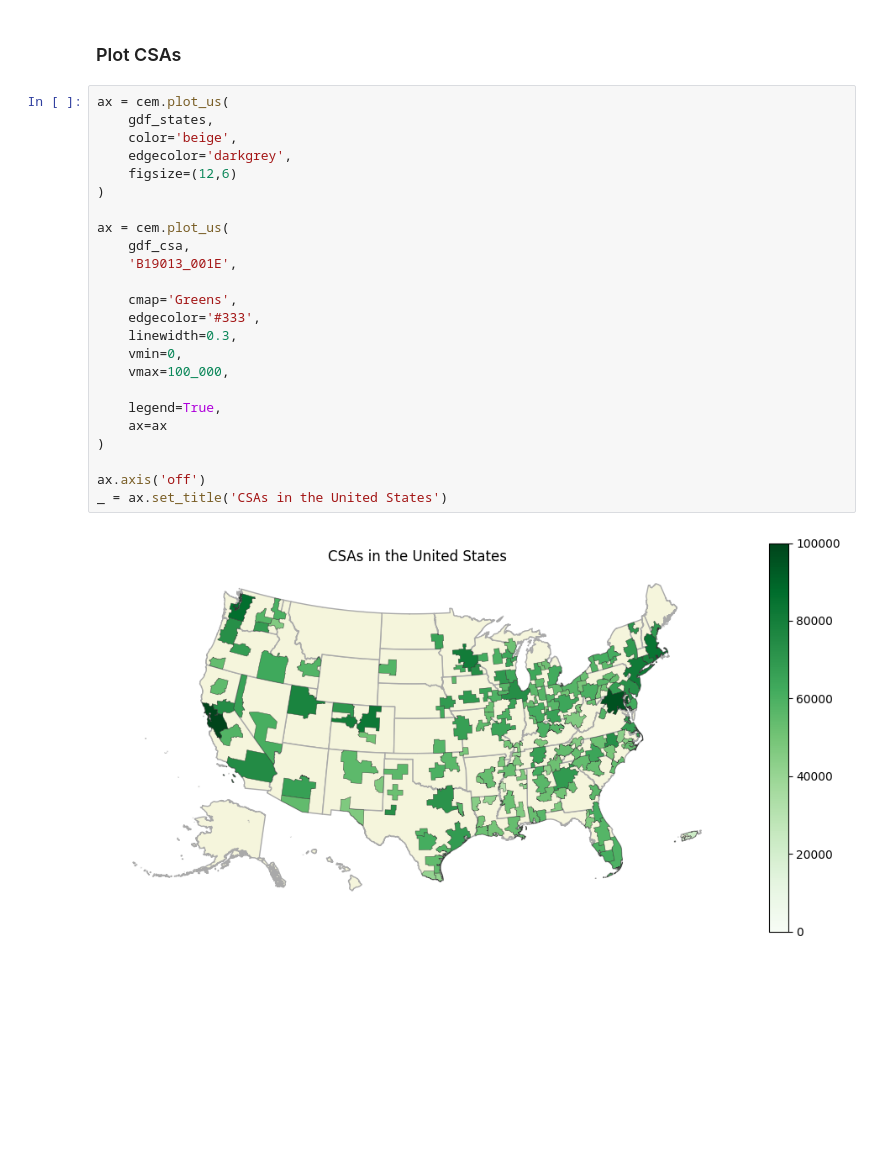
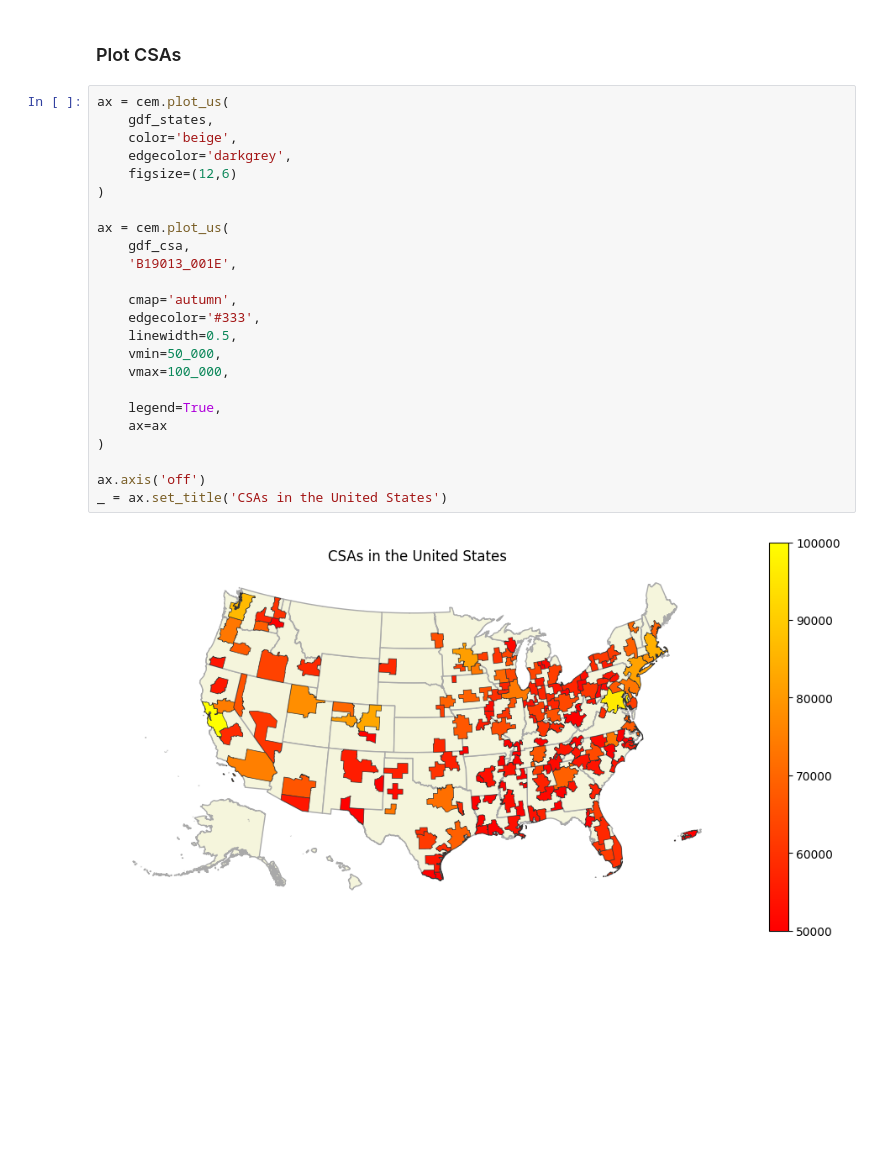
Before and after one commit to vengroff/censusdis-tutorial, a Jupyter notebook: Tutorial.ipynb, the cells around one changed output. Drawn from its saved outputs; the diff is of its cells as text.

```diff
--- a/Tutorial.ipynb
+++ b/Tutorial.ipynb
@@ -640,29 +641,29 @@ gdf_csa.head()
 # %%
 ax = cem.plot_us(
     gdf_states,
     color='beige',
     edgecolor='darkgrey',
     figsize=(12,6)
 )
 
 ax = cem.plot_us(
     gdf_csa,
     'B19013_001E',
 
-    cmap='Greens',
+    cmap='autumn',
     edgecolor='#333',
-    linewidth=0.3,
-    vmin=0,
+    linewidth=0.5,
+    vmin=50_000,
     vmax=100_000,
 
     legend=True,
     ax=ax
 )
 
 ax.axis('off')
 _ = ax.set_title('CSAs in the United States')
 # %% [output]
-[figure, old version]
+[figure, new version]
 # %% [markdown]
 <br/><br/><br/><br/><br/><br/><br/><br/><br/>
 # %% [markdown]
```
Also changed, not shown: parts of 4 cells of this notebook, 4 other files.
